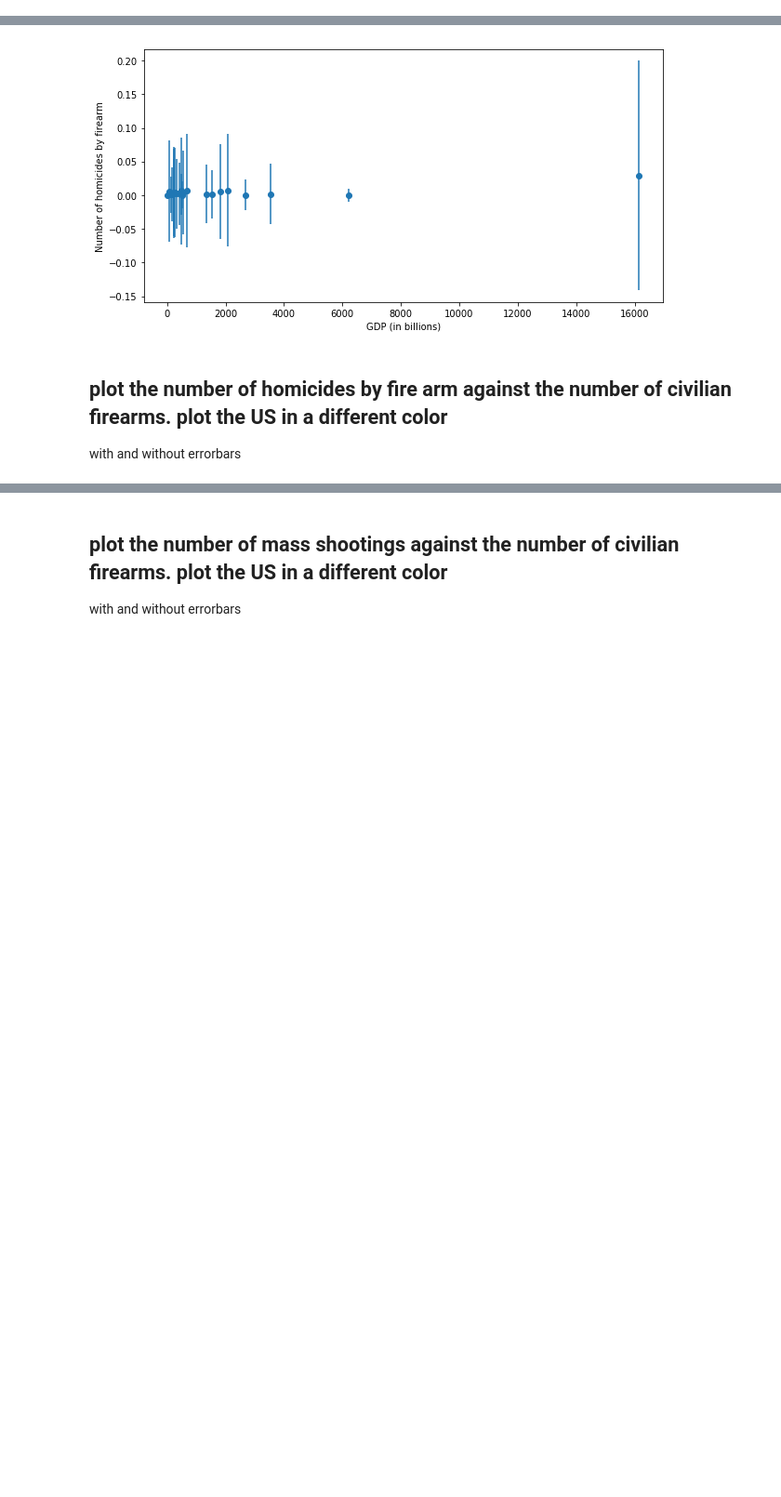
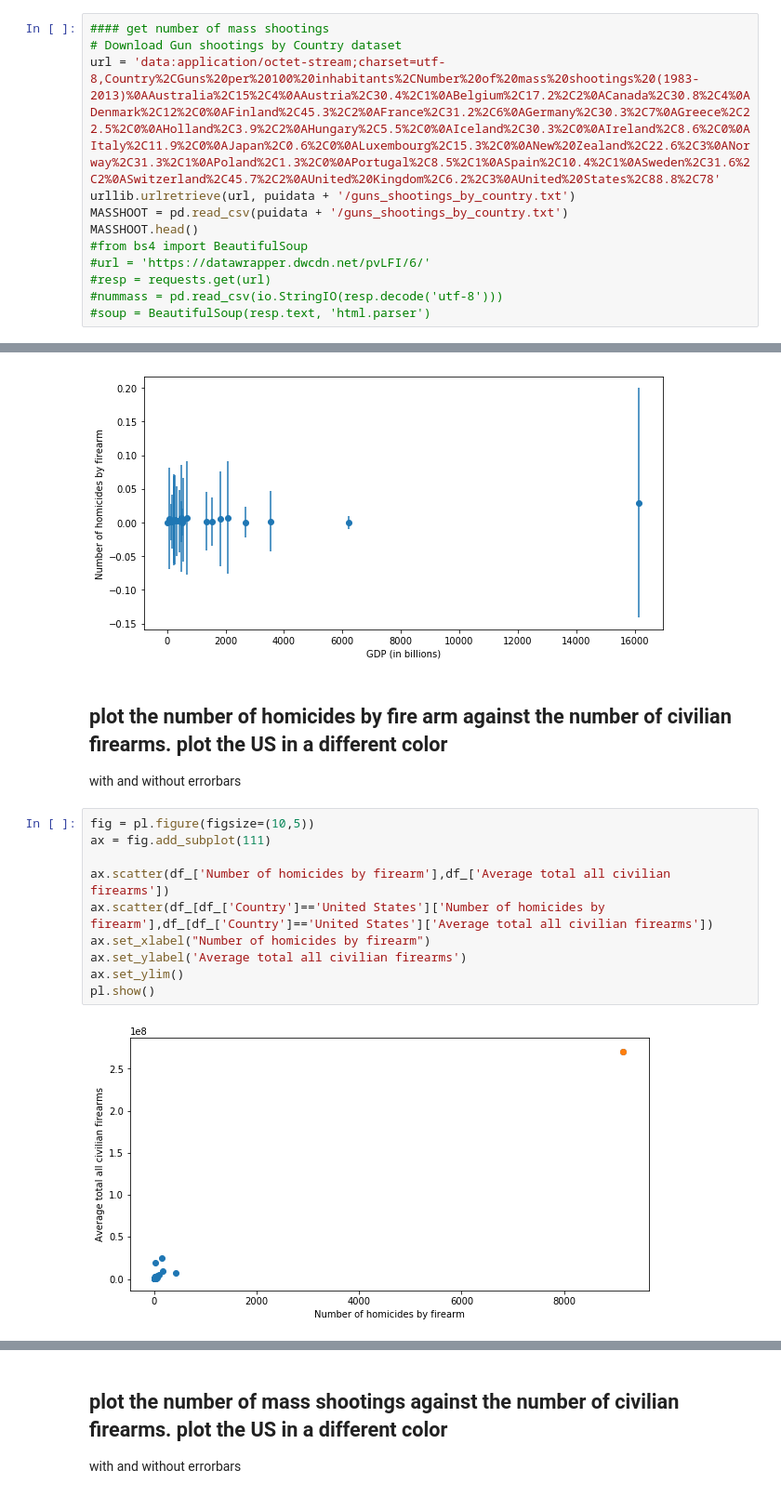
Before and after one commit to jinalklaulitz/PUI2018_msm796, a Jupyter notebook: HW9_msm796/assignment3_msm796.ipynb, the cells around one changed output, grey strips where cells are left out. Shown at 93% size. Cells and saved outputs as stored; diff of their text form; blank space fills up the shorter version.

```diff
--- a/HW9_msm796/assignment3_msm796.ipynb
+++ b/HW9_msm796/assignment3_msm796.ipynb
@@ -104,0 +89,12 @@ MASSHOOT.head()
+# %%
+#### get number of mass shootings
+# Download Gun shootings by Country dataset
+url = 'data:application/octet-stream;charset=utf-8,Country%2CGuns%20per%20100%20inhabitants%2CNumber%20of%20mass%20shootings%20(1983-2013)%0AAustralia%2C15%2C4%0AAustria%2C30.4%2C1%0ABelgium%2C17.2%2C2%0ACanada%2C30.8%2C4%0ADenmark%2C12%2C0%0AFinland%2C45.3%2C2%0AFrance%2C31.2%2C6%0AGermany%2C30.3%2C7%0AGreece%2C22.5%2C0%0AHolland%2C3.9%2C2%0AHungary%2C5.5%2C0%0AIceland%2C30.3%2C0%0AIreland%2C8.6%2C0%0AItaly%2C11.9%2C0%0AJapan%2C0.6%2C0%0ALuxembourg%2C15.3%2C0%0ANew%20Zealand%2C22.6%2C3%0ANorway%2C31.3%2C1%0APoland%2C1.3%2C0%0APortugal%2C8.5%2C1%0ASpain%2C10.4%2C1%0ASweden%2C31.6%2C2%0ASwitzerland%2C45.7%2C2%0AUnited%20Kingdom%2C6.2%2C3%0AUnited%20States%2C88.8%2C78'
+urllib.urlretrieve(url, puidata + '/guns_shootings_by_country.txt')
+MASSHOOT = pd.read_csv(puidata + '/guns_shootings_by_country.txt')
+MASSHOOT.head()
+#from bs4 import BeautifulSoup
+#url = 'https://datawrapper.dwcdn.net/pvLFI/6/'
+#resp = requests.get(url)
+#nummass = pd.read_csv(io.StringIO(resp.decode('utf-8')))
+#soup = BeautifulSoup(resp.text, 'html.parser')
@@ -318,4 +301,16 @@ pl.show()
 # %% [markdown]
 ## plot the number of  homicides by fire arm against the number of civilian firearms. plot the  US in a different color
 with and without errorbars
+# %%
+fig = pl.figure(figsize=(10,5))
+ax = fig.add_subplot(111)
+
+ax.scatter(df_['Number of homicides by firearm'],df_['Average total all civilian firearms'])
+ax.scatter(df_[df_['Country']=='United States']['Number of homicides by firearm'],df_[df_['Country']=='United States']['Average total all civilian firearms'])
+ax.set_xlabel("Number of homicides by firearm")
+ax.set_ylabel('Average total all civilian firearms')
+ax.set_ylim()
+pl.show()
+# %% [output]
+[figure, added]
 # %%
```
Also changed, not shown: parts of 11 cells of this notebook, 1 other file.
